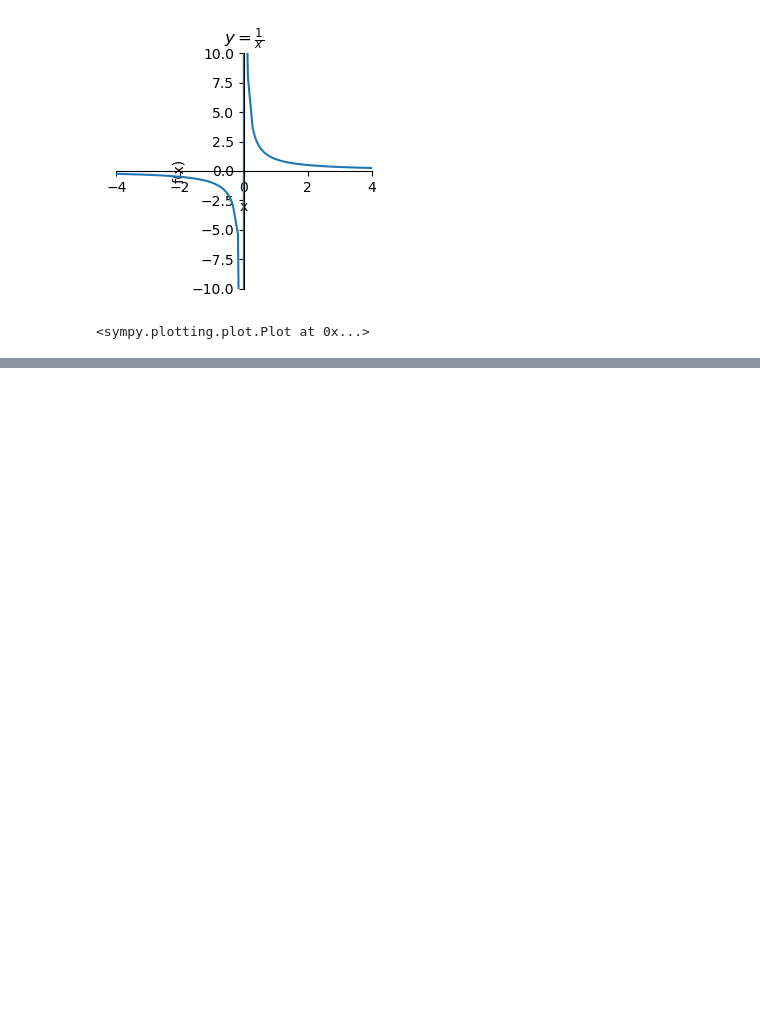
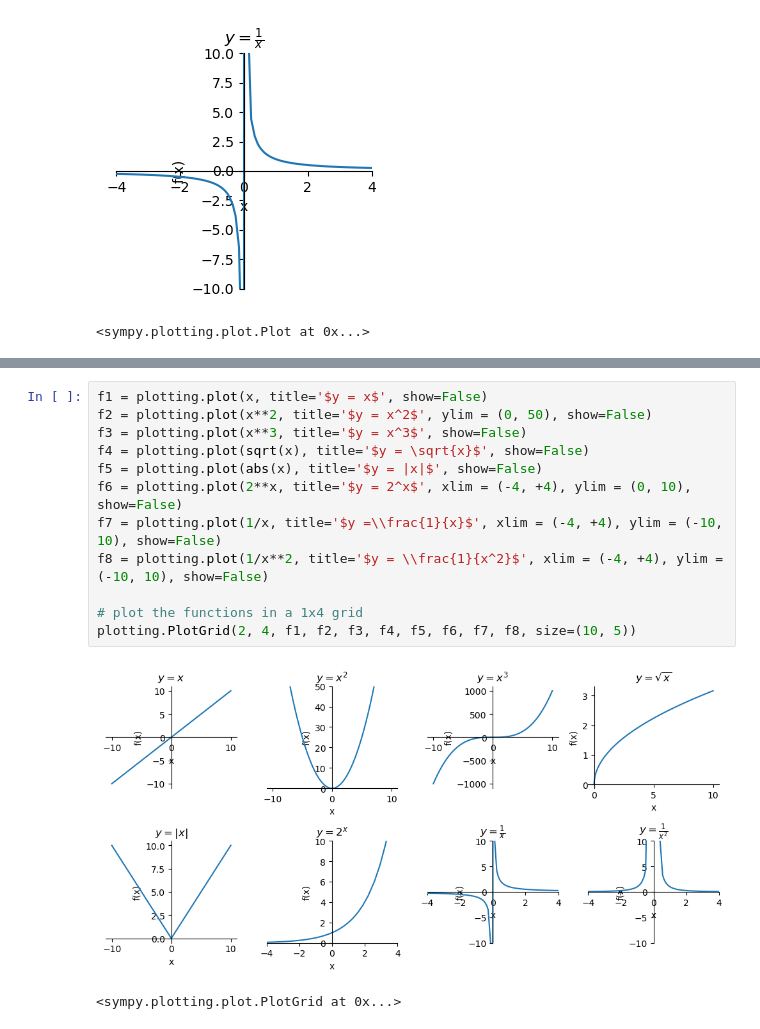
Before and after one commit to Fra0128/Symbolic-Mathematics-with-SymPy, a Jupyter notebook: 0_precalculus.ipynb, the cells around one changed output, grey strips where cells are left out. Drawn from its saved outputs; the diff is of its cells as text; blank space fills up the shorter version.

```diff
--- a/0_precalculus.ipynb
+++ b/0_precalculus.ipynb
@@ -182 +182,16 @@ plot(1/x**2, size=(3, 3), title='$y = \\frac{1}{x^2}$', xlim = (-4, +4), ylim =
 <sympy.plotting.plot.Plot at 0x...>
+# %%
+f1 = plotting.plot(x, title='$y = x$', show=False)
+f2 = plotting.plot(x**2, title='$y = x^2$', ylim = (0, 50), show=False)
+f3 = plotting.plot(x**3, title='$y = x^3$', show=False)
+f4 = plotting.plot(sqrt(x), title='$y = \sqrt{x}$', show=False)
+f5 = plotting.plot(abs(x), title='$y = |x|$', show=False)
+f6 = plotting.plot(2**x, title='$y = 2^x$', xlim = (-4, +4), ylim = (0, 10), show=False)
+f7 = plotting.plot(1/x, title='$y =\\frac{1}{x}$', xlim = (-4, +4), ylim = (-10, 10), show=False)
+f8 = plotting.plot(1/x**2, title='$y = \\frac{1}{x^2}$', xlim = (-4, +4), ylim = (-10, 10), show=False)
+
+# plot the functions in a 1x4 grid
+plotting.PlotGrid(2, 4, f1, f2, f3, f4, f5, f6, f7, f8, size=(10, 5))
+# %% [output]
+[figure, added]
+<sympy.plotting.plot.PlotGrid at 0x...>
```
Also changed, not shown: parts of 1 cell of this notebook.
